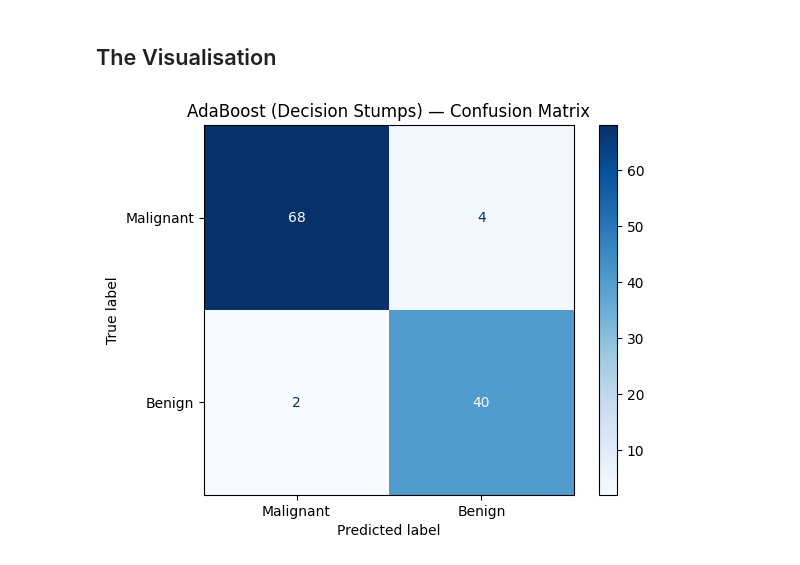
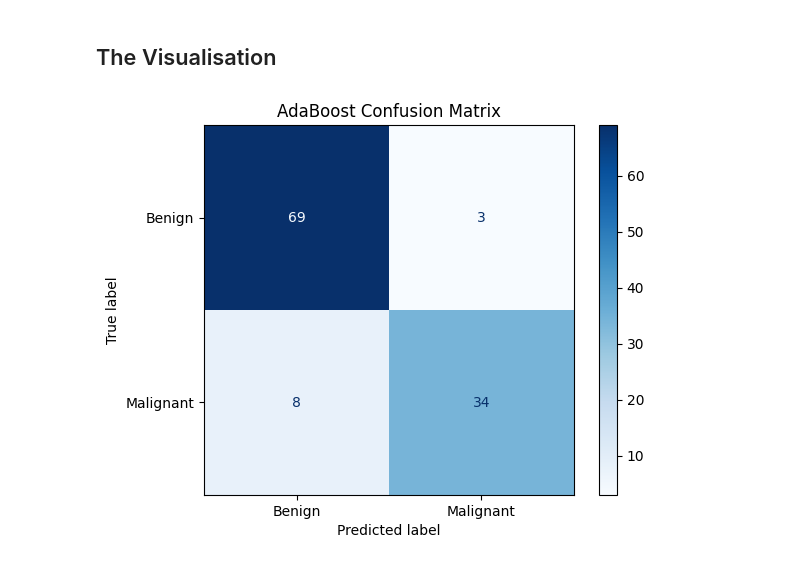
Before and after one commit to Hala036/Computational-Learning, a Jupyter notebook: Final Project/BreastCancer.ipynb, the cells around one changed output. Cells and saved outputs as stored; diff of their text form; code cells hidden in the pictures.

```diff
--- a/Final Project/BreastCancer.ipynb
+++ b/Final Project/BreastCancer.ipynb
@@ -33,7 +33,8 @@ le = LabelEncoder()
 X = filtered_df.drop(columns=["diagnosis"]).astype(float).values # Features
 y = le.fit_transform(filtered_df["diagnosis"]).reshape(-1, 1)
 
-X_train, X_test, y_train, y_test = train_test_split(X, y, test_size=0.2, random_state=42)
+# split the data into train and test sets with equal ratios of 1's and 0's
+X_train, X_test, y_train, y_test = train_test_split(X, y, test_size=0.2, stratify=y, random_state=42)
 # %% [markdown]
 ## 1. Implement the Decision Tree model
 # %%
@@ -131,26 +132,19 @@ plt.show()
 # %% [markdown]
 ## 1. Implement the AdaBoost model
 # %%
-# 1. prepare train/test with stratification
-from sklearn.model_selection import train_test_split
-X_train, X_test, y_train, y_test = train_test_split(
-    X, y, test_size=0.2, stratify=y, random_state=42
-)
-
-# 2. import your custom AdaBoost
 import importlib
 import AdaBoost
 importlib.reload(AdaBoost)
 from AdaBoost import AdaBoost
 
-# 3. train AdaBoost (with more estimators)
-ab = AdaBoost(n_estimators=200)
+# Initialise and train AdaBoost with fit
+ab = AdaBoost(n_estimators=10)
 ab.fit(X_train, y_train)
 
-# 4. predict
+# predict
 y_pred = ab.predict(X_test)
 
-# 5. evaluate
+# evaluate
 from sklearn.metrics import accuracy_score, classification_report
 print(f"Accuracy: {accuracy_score(y_test, y_pred):.4f}")
 print(classification_report(y_test, y_pred, zero_division=0))
@@ -159,12 +163,12 @@ print(classification_report(y_test, y_pred, zero_division=0))
 # %%
 from sklearn.metrics import ConfusionMatrixDisplay
 import matplotlib.pyplot as plt
 ConfusionMatrixDisplay.from_predictions(
     y_test, y_pred,
-    display_labels=["Malignant", "Benign"],
+    display_labels=["Benign", "Malignant"],
     cmap="Blues"
 )
-plt.title("AdaBoost (Decision Stumps) — Confusion Matrix")
+plt.title("AdaBoost Confusion Matrix")
 plt.show()
 # %% [output]
-[figure, old version]
+[figure, new version]
```
Also changed, not shown: parts of 5 cells of this notebook, 2 other files.
